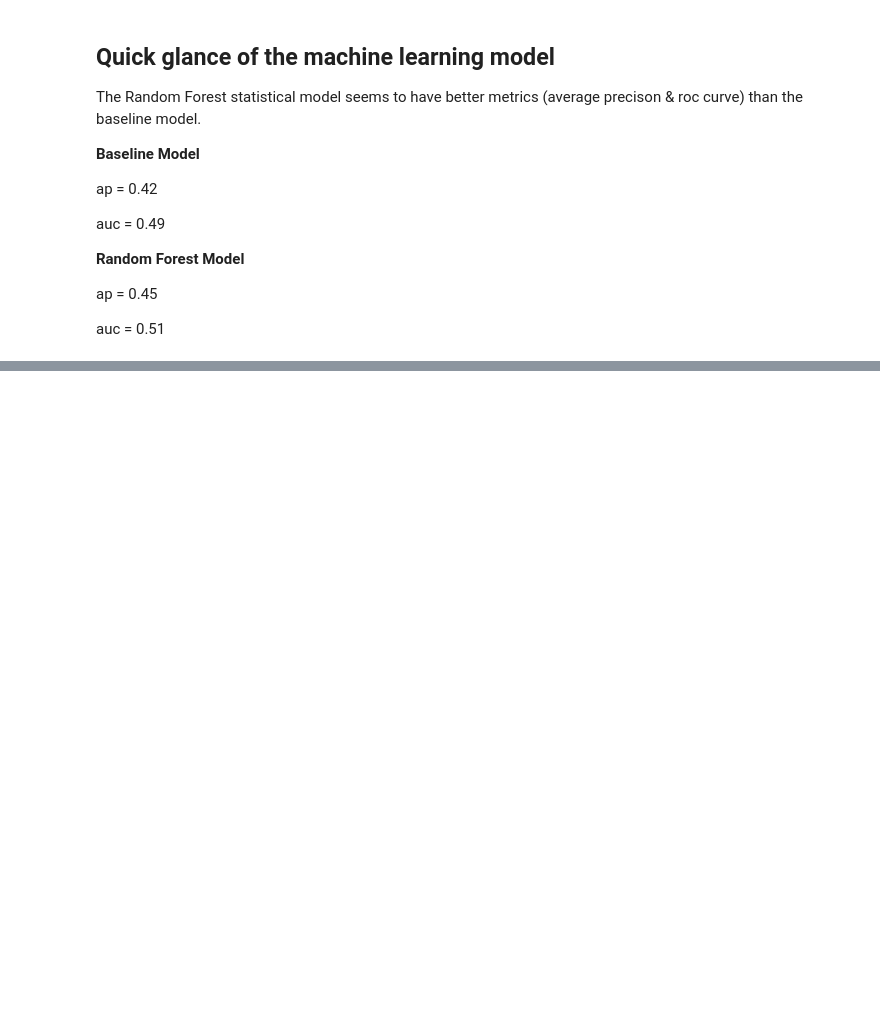
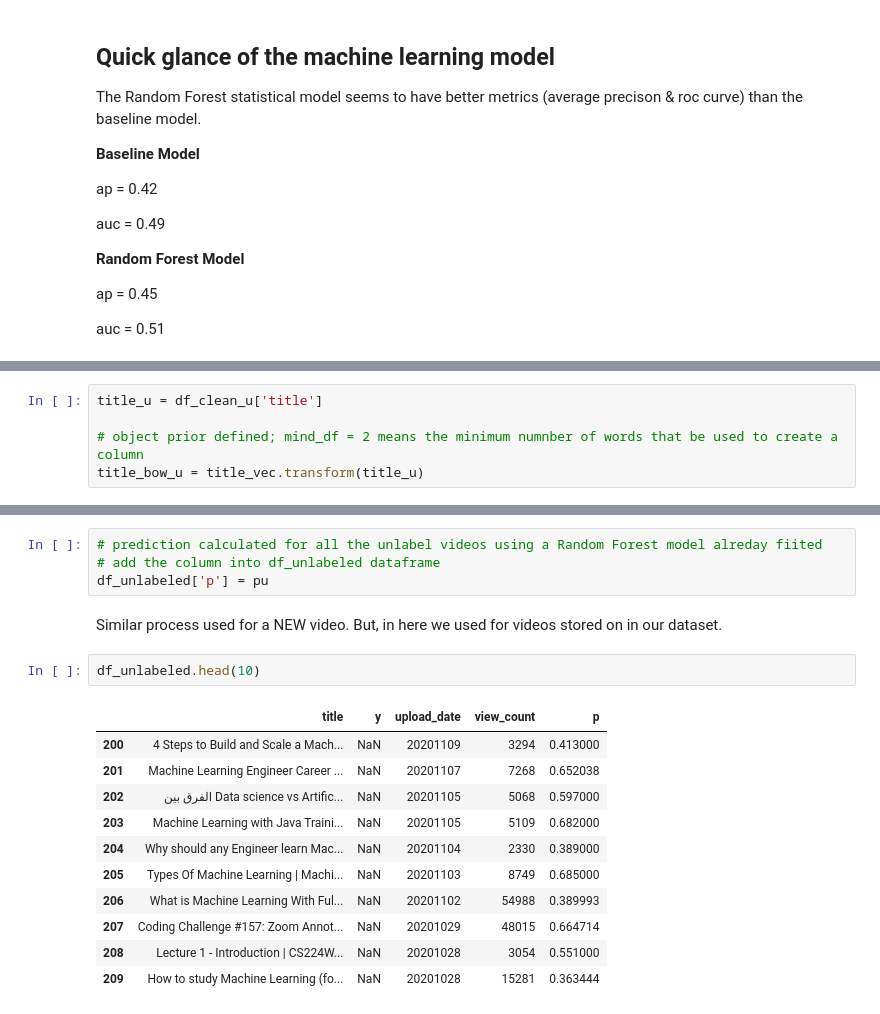
Before and after one commit to danielcdo/End-to-End-ML-Project, a Jupyter notebook: models/model3.ipynb, the cells around one changed output, grey strips where cells are left out. Saved outputs shown, nothing was run; the diff lists cells and outputs as text; blank space fills up the shorter version.

```diff
--- a/models/model3.ipynb
+++ b/models/model3.ipynb
@@ -405,0 +488,5 @@ auc = 0.51
+# %%
+title_u = df_clean_u['title']
+
+# object prior defined; mind_df = 2 means the minimum numnber of words that be used to create a column
+title_bow_u = title_vec.transform(title_u)
@@ -405,0 +521,20 @@ auc = 0.51
+# %%
+# prediction calculated for all the unlabel videos using a Random Forest model alreday fiited
+# add the column into df_unlabeled dataframe
+df_unlabeled['p'] = pu
+# %% [markdown]
+Similar process used for a NEW video. But, in here we used for videos stored on in our dataset.
+# %%
+df_unlabeled.head(10)
+# %% [output]
+|  | title | y | upload_date | view_count | p |
+| 200 | 4 Steps to Build and Scale a Mach... | NaN | 20201109 | 3294 | 0.413000 |
+| 201 | Machine Learning Engineer Career ... | NaN | 20201107 | 7268 | 0.652038 |
+| 202 | الفرق بين Data science vs Artific... | NaN | 20201105 | 5068 | 0.597000 |
+| 203 | Machine Learning with Java Traini... | NaN | 20201105 | 5109 | 0.682000 |
+| 204 | Why should any Engineer learn Mac... | NaN | 20201104 | 2330 | 0.389000 |
+| 205 | Types Of Machine Learning | Machi... | NaN | 20201103 | 8749 | 0.685000 |
+| 206 | What is Machine Learning With Ful... | NaN | 20201102 | 54988 | 0.389993 |
+| 207 | Coding Challenge #157: Zoom Annot... | NaN | 20201029 | 48015 | 0.664714 |
+| 208 | Lecture 1 - Introduction | CS224W... | NaN | 20201028 | 3054 | 0.551000 |
+| 209 | How to study Machine Learning (fo... | NaN | 20201028 | 15281 | 0.363444 |
```
Also changed, not shown: parts of 23 cells of this notebook, 1 other file.
